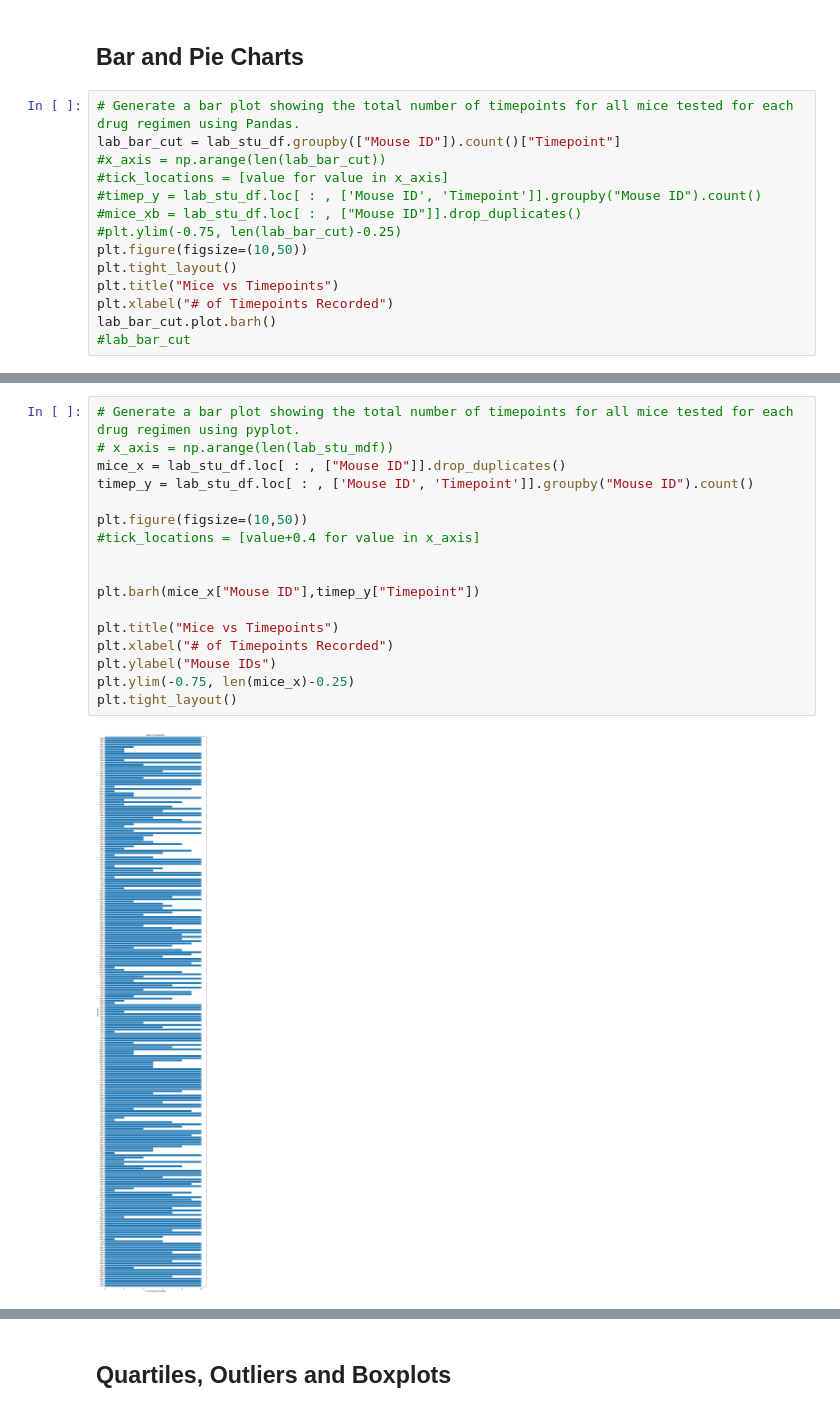
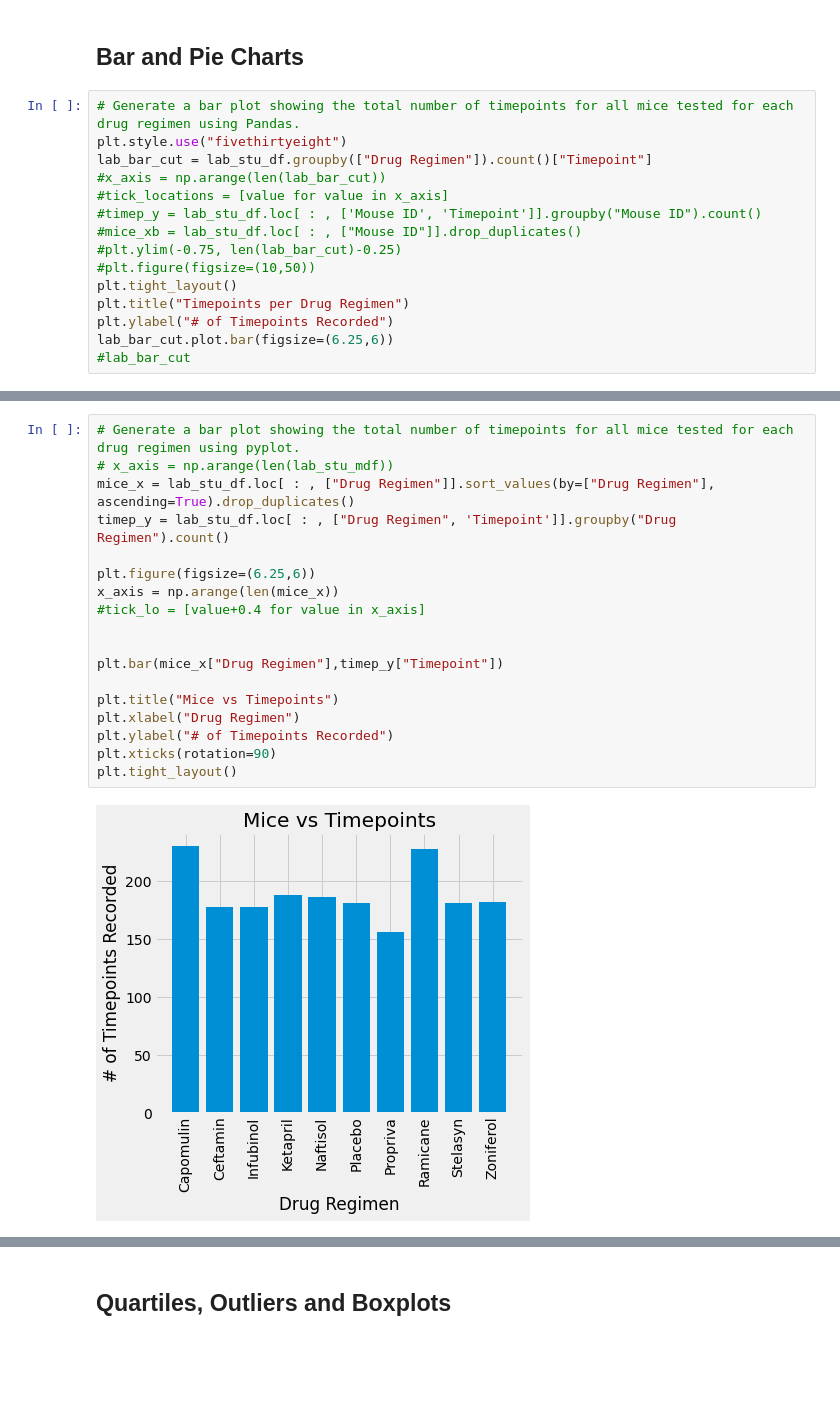
Before and after one commit to CBPher24/MatPlotLib_Challenge, a Jupyter notebook: Pymaceuticals/pymaceuticals_starter.ipynb, the cells around one changed output, grey strips where cells are left out. Drawn from its saved outputs; the diff is of its cells as text; blank space fills up the shorter version.

```diff
--- a/Pymaceuticals/pymaceuticals_starter.ipynb
+++ b/Pymaceuticals/pymaceuticals_starter.ipynb
@@ -144,16 +144,17 @@ lab_stu_mdf.loc[ : , ["Drug Regimen", "Tumor Volume (mm3)"]].groupby("Drug Regim
 ## Bar and Pie Charts
 # %%
 # Generate a bar plot showing the total number of timepoints for all mice tested for each drug regimen using Pandas.
-lab_bar_cut = lab_stu_df.groupby(["Mouse ID"]).count()["Timepoint"]
+plt.style.use("fivethirtyeight")
+lab_bar_cut = lab_stu_df.groupby(["Drug Regimen"]).count()["Timepoint"]
 #x_axis = np.arange(len(lab_bar_cut))
 #tick_locations = [value for value in x_axis]
 #timep_y = lab_stu_df.loc[ : , ['Mouse ID', 'Timepoint']].groupby("Mouse ID").count()
 #mice_xb = lab_stu_df.loc[ : , ["Mouse ID"]].drop_duplicates()
 #plt.ylim(-0.75, len(lab_bar_cut)-0.25)
-plt.figure(figsize=(10,50))
+#plt.figure(figsize=(10,50))
 plt.tight_layout()
-plt.title("Mice vs Timepoints")
-plt.xlabel("# of Timepoints Recorded")
-lab_bar_cut.plot.barh()
+plt.title("Timepoints per Drug Regimen")
+plt.ylabel("# of Timepoints Recorded")
+lab_bar_cut.plot.bar(figsize=(6.25,6))
 #lab_bar_cut
 # %% [output]
@@ -162,19 +163,20 @@ lab_bar_cut.plot.barh()
 # %%
 # Generate a bar plot showing the total number of timepoints for all mice tested for each drug regimen using pyplot.
 # x_axis = np.arange(len(lab_stu_mdf))
-mice_x = lab_stu_df.loc[ : , ["Mouse ID"]].drop_duplicates()
-timep_y = lab_stu_df.loc[ : , ['Mouse ID', 'Timepoint']].groupby("Mouse ID").count()
+mice_x = lab_stu_df.loc[ : , ["Drug Regimen"]].sort_values(by=["Drug Regimen"], ascending=True).drop_duplicates()
+timep_y = lab_stu_df.loc[ : , ["Drug Regimen", 'Timepoint']].groupby("Drug Regimen").count()
 
-plt.figure(figsize=(10,50))
-#tick_locations = [value+0.4 for value in x_axis]
+plt.figure(figsize=(6.25,6))
+x_axis = np.arange(len(mice_x))
+#tick_lo = [value+0.4 for value in x_axis]
 
 
-plt.barh(mice_x["Mouse ID"],timep_y["Timepoint"])
+plt.bar(mice_x["Drug Regimen"],timep_y["Timepoint"])
 
 plt.title("Mice vs Timepoints")
-plt.xlabel("# of Timepoints Recorded")
-plt.ylabel("Mouse IDs")
-plt.ylim(-0.75, len(mice_x)-0.25)
+plt.xlabel("Drug Regimen")
+plt.ylabel("# of Timepoints Recorded")
+plt.xticks(rotation=90)
 plt.tight_layout()
 # %% [output]
-[figure, old version]
+[figure, new version]
```
Also changed, not shown: parts of 4 cells of this notebook.
